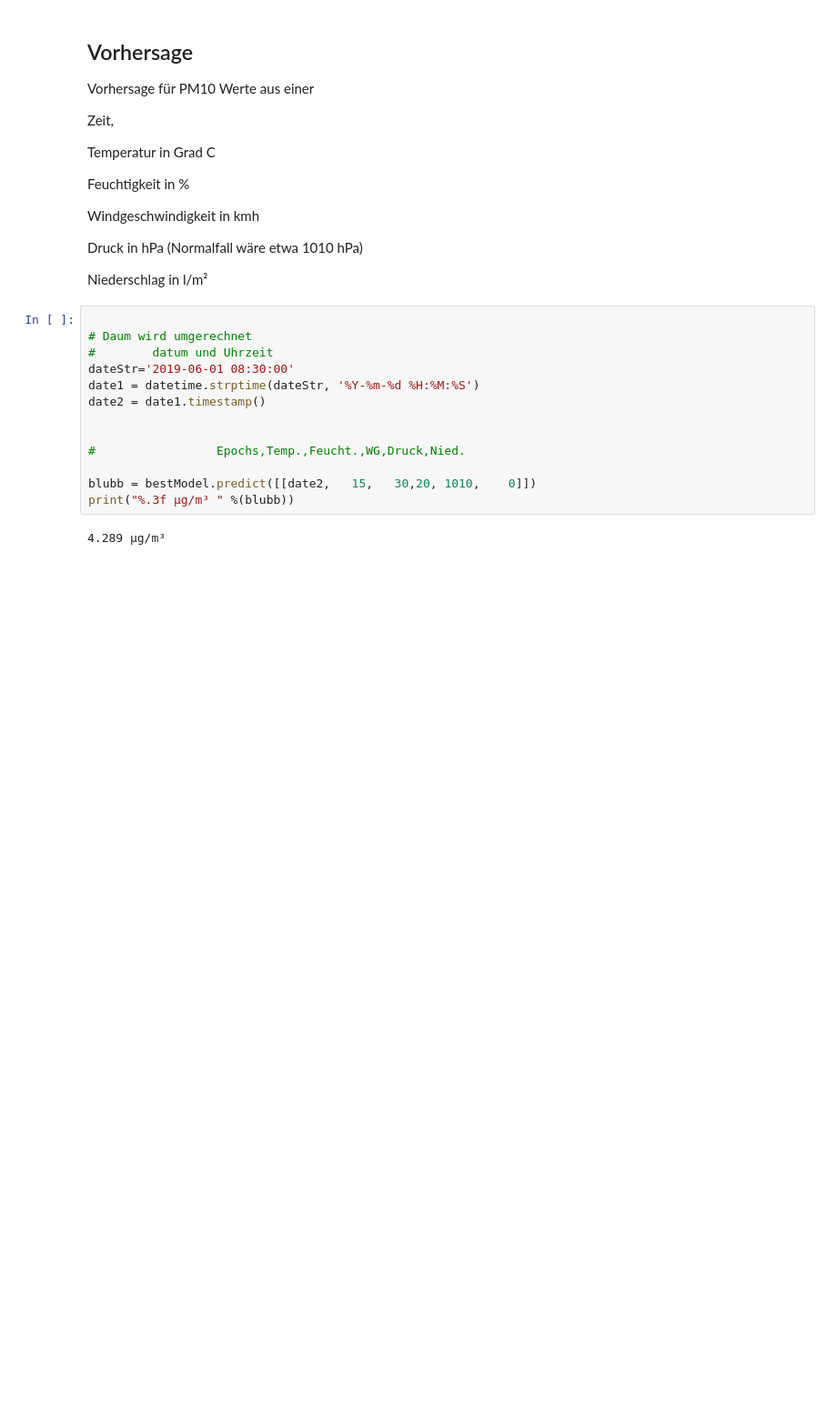
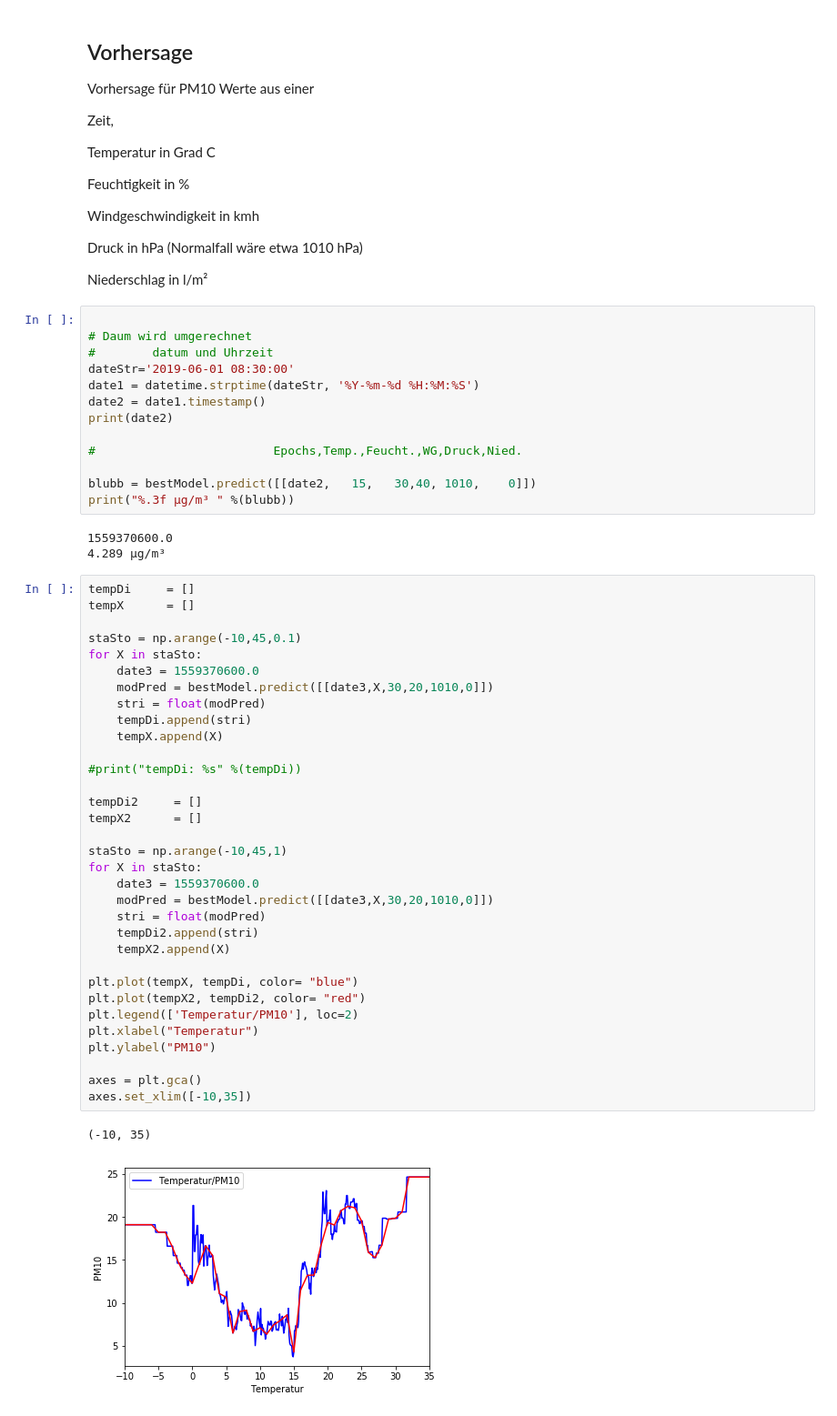
Before and after one commit to jmoehler/ParticularMatterAnalysis, a Jupyter notebook: notebooks/regressions/RegressionAllUsefullParams.ipynb, the cells around one changed output. Shown: that part at 91% size. Saved outputs shown, nothing was run; the diff lists cells and outputs as text; blank space fills up the shorter version.

```diff
--- a/notebooks/regressions/RegressionAllUsefullParams.ipynb
+++ b/notebooks/regressions/RegressionAllUsefullParams.ipynb
@@ -239,11 +239,48 @@ Niederschlag in l/m²
 dateStr='2019-06-01 08:30:00'
 date1 = datetime.strptime(dateStr, '%Y-%m-%d %H:%M:%S')
 date2 = date1.timestamp()
+print(date2)
 
+#                         Epochs,Temp.,Feucht.,WG,Druck,Nied.
 
-#                 Epochs,Temp.,Feucht.,WG,Druck,Nied.
-
-blubb = bestModel.predict([[date2,   15,   30,20, 1010,    0]])
+blubb = bestModel.predict([[date2,   15,   30,40, 1010,    0]])
 print("%.3f µg/m³ " %(blubb))
 # %% [output]
+1559370600.0
 4.289 µg/m³
+# %%
+tempDi     = []
+tempX      = []
+
+staSto = np.arange(-10,45,0.1)
+for X in staSto:
+    date3 = 1559370600.0
+    modPred = bestModel.predict([[date3,X,30,20,1010,0]])
+    stri = float(modPred)
+    tempDi.append(stri)
+    tempX.append(X)
+
+#print("tempDi: %s" %(tempDi))
+
+tempDi2     = []
+tempX2      = []
+
+staSto = np.arange(-10,45,1)
+for X in staSto:
+    date3 = 1559370600.0
+    modPred = bestModel.predict([[date3,X,30,20,1010,0]])
+    stri = float(modPred)
+    tempDi2.append(stri)
+    tempX2.append(X)
+
+plt.plot(tempX, tempDi, color= "blue")
+plt.plot(tempX2, tempDi2, color= "red")
+plt.legend(['Temperatur/PM10'], loc=2)
+plt.xlabel("Temperatur")
+plt.ylabel("PM10")
+
+axes = plt.gca()
+axes.set_xlim([-10,35])
+# %% [output]
+(-10, 35)
+[figure, added]
```
Also changed, not shown: parts of 6 cells of this notebook, 2 other files.
